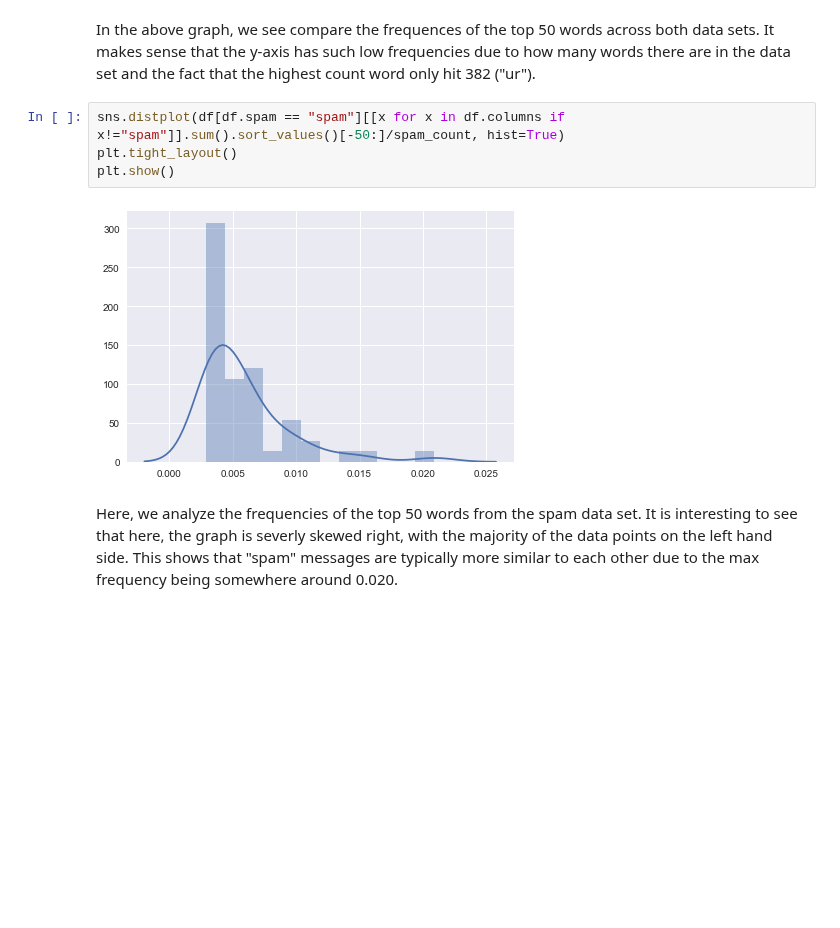
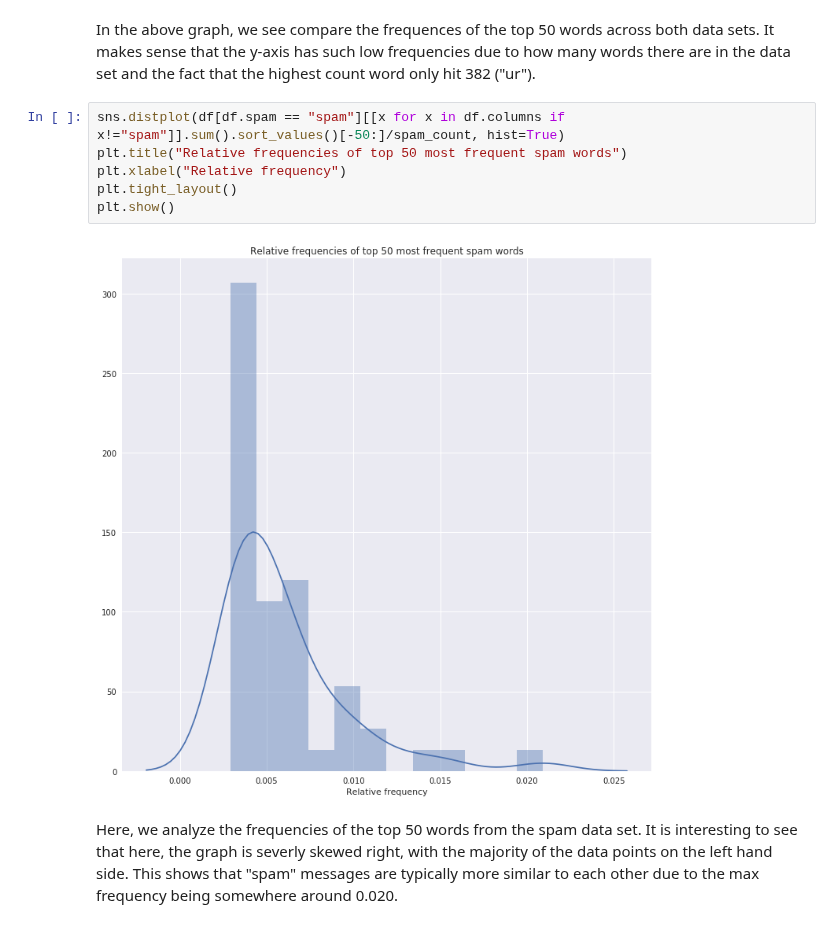
Before and after one commit to LukeWood/SpamVsHamDataAnalysis, a Jupyter notebook: DraftReport-2.ipynb, the cells around one changed output. Drawn from its saved outputs; the diff is of its cells as text; blank space fills up the shorter version.

```diff
--- a/DraftReport-2.ipynb
+++ b/DraftReport-2.ipynb
@@ -235,10 +234,12 @@ plt.show()
 In the above graph, we see compare the frequences of the top 50 words across both data sets. It makes sense that the y-axis has such low frequencies due to how many words there are in the data set and the fact that the highest count word only hit 382 ("ur").
 # %%
 sns.distplot(df[df.spam == "spam"][[x for x in df.columns if x!="spam"]].sum().sort_values()[-50:]/spam_count, hist=True)
+plt.title("Relative frequencies of top 50 most frequent spam words")
+plt.xlabel("Relative frequency")
 plt.tight_layout()
 plt.show()
 # %% [output]
-[figure, old version]
+[figure, new version]
 # %% [markdown]
 Here, we analyze the frequencies of the top 50 words from the spam data set. It is interesting to see that here, the graph is severly skewed right, with the majority of the data points on the left hand side. This shows that "spam" messages are typically more similar to each other due to the max frequency being somewhere around 0.020.
 # %%
```
Also changed, not shown: parts of 18 cells of this notebook.
